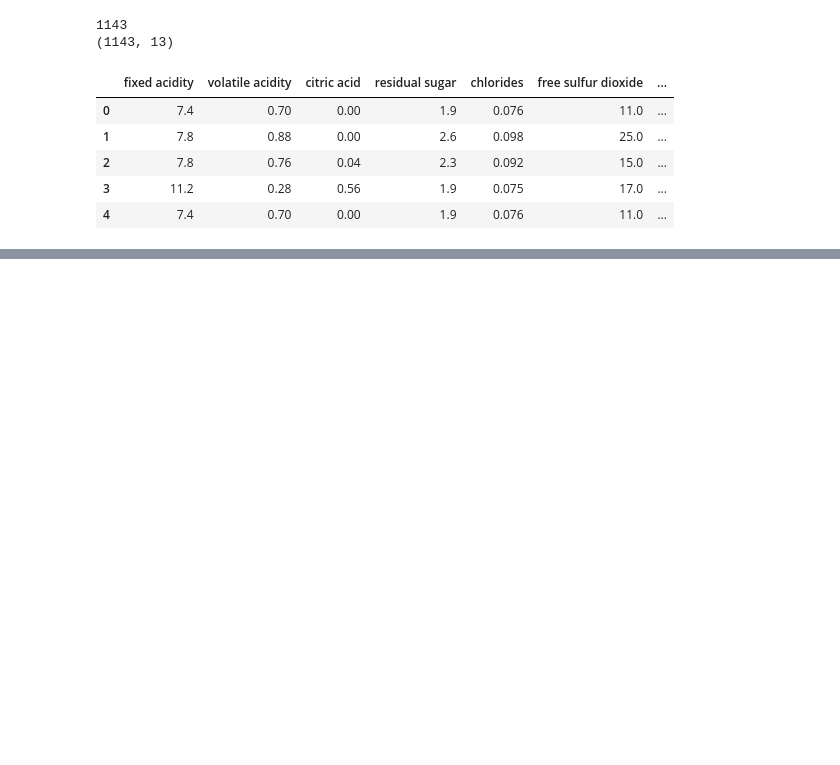
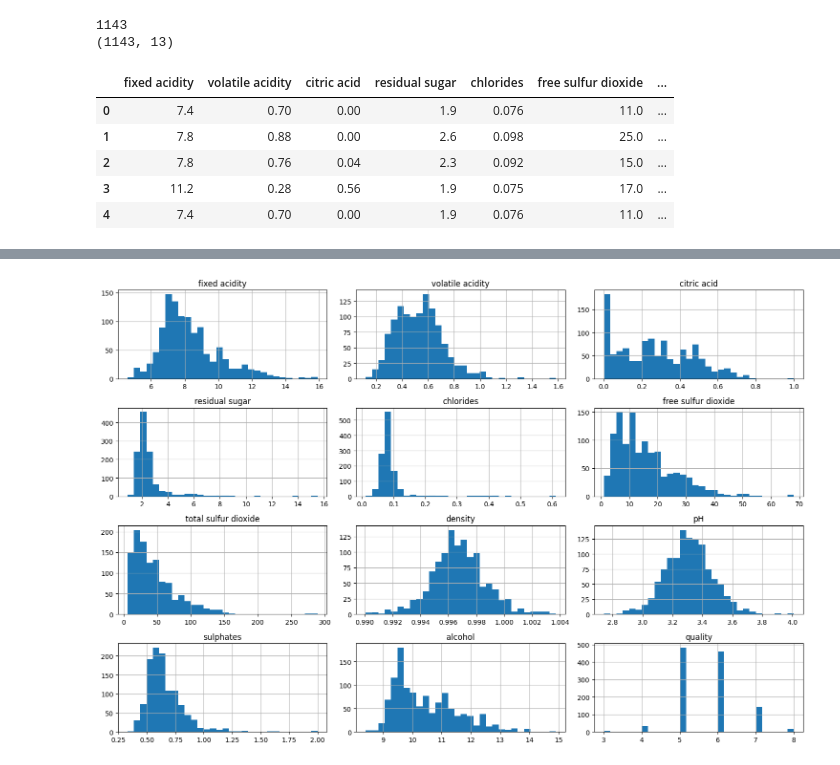
Before and after one commit to Zippy6666/DecisionTreeInl-mning, a Jupyter notebook: dtree.ipynb, the cells around one changed output, grey strips where cells are left out. Drawn from its saved outputs; the diff is of its cells as text; code cells hidden in the pictures; blank space fills up the shorter version.

```diff
--- a/dtree.ipynb
+++ b/dtree.ipynb
@@ -19,0 +26,7 @@ data.head()
+# %%
+desired_attrs = data.iloc[:, :12]
+desired_attrs.hist(bins=30, figsize=(15, 10))
+plt.tight_layout()
+plt.show()
+# %% [output]
+[figure, added]
```
Also changed, not shown: parts of 3 cells of this notebook.
